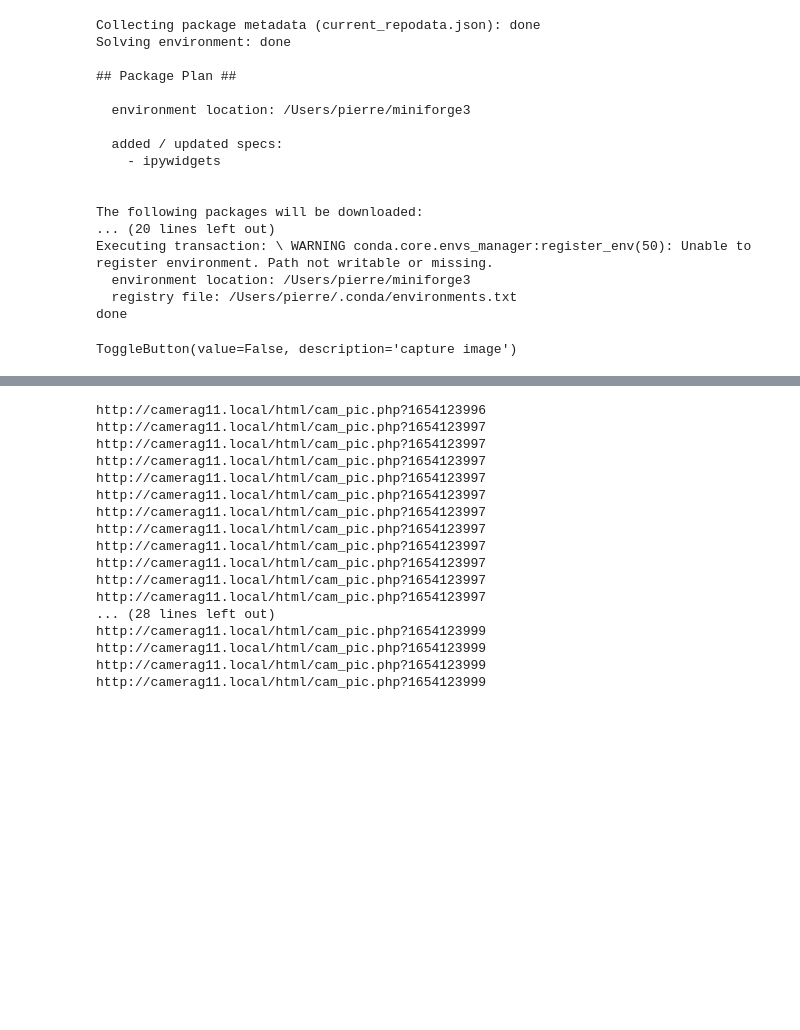
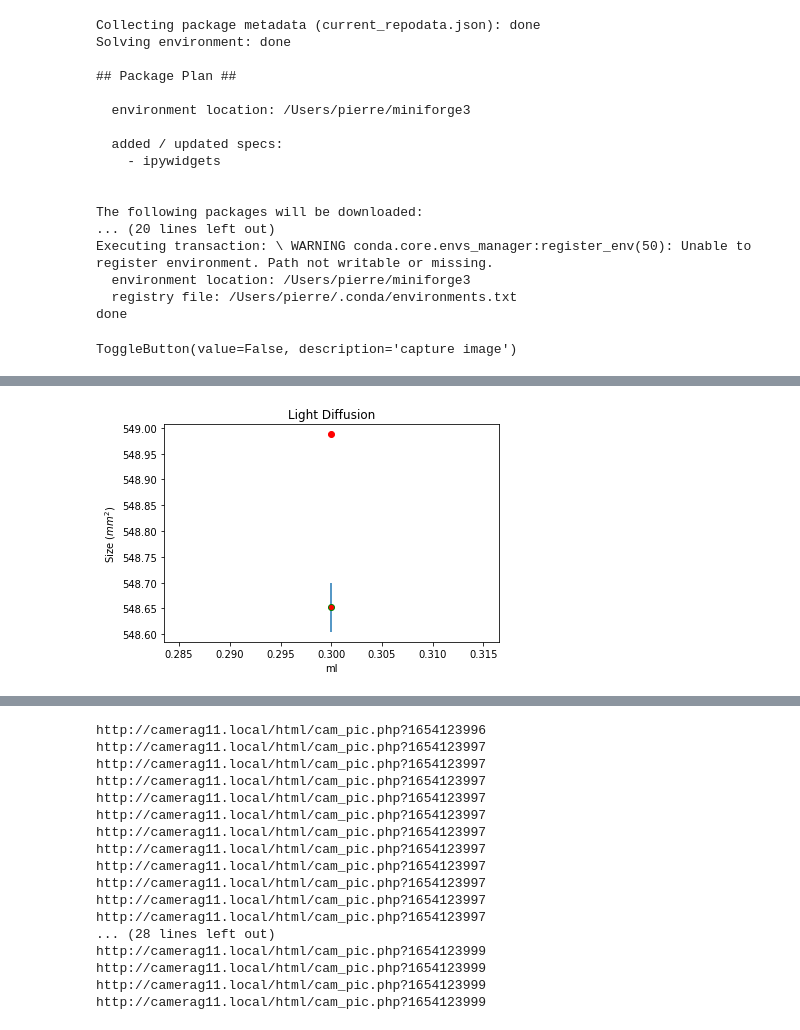
Before and after one commit to braingeneers/Blob-Measuring-with-Computer-Vision, a Jupyter notebook: Video-Stream.ipynb, the cells around one changed output, grey strips where cells are left out. Cells and saved outputs as stored; diff of their text form; code cells hidden in the pictures; blank space fills up the shorter version.

Commit message:
plotting with error bars kind of works

```diff
--- a/Video-Stream.ipynb
+++ b/Video-Stream.ipynb
@@ -89,20 +89,29 @@ pts = deque(maxlen = buffer)
 import asyncio
 import ipywidgets as widgets
 import os
+import math
 
 
+
+BUFFER_SIZE = 50
 camera_name = "camerafluidleveldetect"
 progress = widgets.FloatProgress(value=0.0, min=0.0, max=1.0)
+buffer_progress = widgets.IntProgress(value=0, min=0, max=BUFFER_SIZE)
+buffer_progress.description = "Buffer"
+capture_progress = widgets.IntProgress(value=0, min=0, max=5)
+capture_progress.description = "Captures"
 capture_dataframe = widgets.ToggleButton()
 capture_dataframe.description = "get dataframe"
 button = widgets.ToggleButton()
 button.description = "capture image"
 display(button)
+display(buffer_progress)
+display(capture_progress)
 text = widgets.Text()
 text.description = "filename"
 img_folder = widgets.Text()
 img_folder.description = "folder"
-img_folder.value = "june-15-2022"
+img_folder.value = "july-15-2022"
 plot = widgets.ToggleButton()
 plot.description = "plot size"
 
@@ -118,7 +127,6 @@ stop_button = widgets.ToggleButton()
 stop_button.description = "Stop"
 display(stop_button)
 
-
 async def f():
     i=0
     size = [[],[],[],[],[],[],[]]
@@ -129,8 +137,10 @@ async def f():
     perimeter_frame_dict = {}
     area_frame_dict = {}
     area_buffer = []
+    area_precision_buff = []
     perimeter_buffer = []
-    buffer_size = 50
+    perimeter_precision_buff = []
+    buffer_size = BUFFER_SIZE
     buffer_fill = 0
     for i in range(buffer_size):
         area_buffer.append(0)
@@ -193,22 +203,21 @@ async def f():
                 (a,b) = ellipse[1]
                 perimeter = (2 * 3.14 *
                     sqrt((a * a + b * b) /
-                               (2 * 1.0)));
+                               (2 * 1.0)))
                 perimeter_buffer.pop(0)
                 perimeter_buffer.append(perimeter)
                 buffer_fill += 1
 
             except:
                 pass
-
-
+            buffer_progress.value = min(buffer_fill, buffer_size)
             # Display measured values on frame
 
             font = cv2.FONT_HERSHEY_SIMPLEX
-            org = (50, 50)
-            fontScale = 1
-            color = (255, 255, 255)
-            thickness = 2
+            #org = (50, 50)
+            fontScale = 0.5
+            color = (0, 136, 17)
+            thickness = 1
             # Using cv2.putText() method
 #             try:
 #                 display_frame = cv2.putText(frame, str(cv2.contourArea(cnt)), (50,100), font,
@@ -224,14 +233,14 @@ async def f():
 #                         fontScale, color, thickness, cv2.LINE_AA)
 
             try:
-                display_frame = cv2.putText(frame, str(round(perimeter,2)), (50,100), font,
+                display_frame = cv2.putText(frame, "per: " + str(round(perimeter,2)), (50,50), font,
                                     fontScale, color, thickness, cv2.LINE_AA)
-                display_frame = cv2.putText(display_frame, str(round(mean(perimeter_buffer),2)), org, font,
+                display_frame = cv2.putText(display_frame, "mean: " + str(round(mean(perimeter_buffer),2)), (50,75), font,
                                     fontScale, color, thickness, cv2.LINE_AA)
-                display_frame = cv2.putText(display_frame, str(round(stdev(perimeter_buffer),2)), (300,50), font,
+                display_frame = cv2.putText(display_frame, "stdev: "+str(round(stdev(perimeter_buffer),2)), (300,50), font,
                         fontScale, color, thickness, cv2.LINE_AA)
-                # display_frame = cv2.putText(display_frame, str(round(variance(perimeter_buffer),2)), (300,100), font,
-                #         fontScale, color, thickness, cv2.LINE_AA)
+                display_frame = cv2.putText(display_frame, "var: "+ str(round(variance(perimeter_buffer),2)), (300,75), font,
+                        fontScale, color, thickness, cv2.LINE_AA)
             except:
                 display_frame = cv2.putText(frame, "boof", (50,100), font,
                         fontScale, color, thickness, cv2.LINE_AA)
@@ -253,20 +262,31 @@ async def f():
             if button.value == True:
                 #i = 0
                 if(stdev(perimeter_buffer) < 1 and buffer_fill >= buffer_size):
-                    button.value = False
-                    #text.value = text_input.value
-                    cv2.imwrite(image_dir+img_folder.value + "/" + text.value+".jpg",frame)
-                    size[0].append(int(text.value)/10)
-                    size[1].append(perimeter)
-                    size[2].append(mean(perimeter_buffer))
-                    size[3].append(stdev(perimeter_buffer))
-                    size[4].append(cv2.contourArea(cnt))
-                    size[5].append(mean(area_buffer))
-                    size[6].append(stdev(area_buffer))
-                    text.value = str(int(text.value)+2).zfill(2)
+
+
+                    perimeter_precision_buff.append(mean(perimeter_buffer))
+                    area_precision_buff.append(mean(area_buffer))
 
                     #reset buffer (effectively)
                     buffer_fill = 0
+                    capture_progress.value += 1
+                    if capture_progress.value >= 5:
+                        text.value = str(int(text.value)+2).zfill(2)
+                        button.value = False
+                        capture_progress.value = 0
+
+                        cv2.imwrite(image_dir+img_folder.value + "/" + text.value+".jpg",frame)
+                        size[0].append(int(text.value)/10)
+                        size[1].append(perimeter)
+                        # size[2].append(mean(perimeter_buffer))
+                        # size[3].append(stdev(perimeter_buffer))
+                        size[2].append(mean(perimeter_precision_buff))
+                        size[3].append(stdev(perimeter_precision_buff))
+                        size[4].append(cv2.contourArea(cnt))
+                        # size[5].append(mean(area_buffer))
+                        # size[6].append(stdev(area_buffer))
+                        size[5].append(mean(area_precision_buff))
+                        size[6].append(stdev(area_precision_buff))
                 # capture_dataframe.value = True
             await asyncio.sleep(0.001)
 
@@ -294,17 +314,20 @@ async def f():
                 plot.value = False
                 dict = {"volume" : size[0] , "perimeter" : size[1], "perimeter_mean" : size[2],"perimeter_stdev":size[3], "contour_area" : size[4], "contour_area_average":size[5], "contour_area_stdev":size[6]}
                 df = pd.DataFrame(dict)
-
                 # saving the dataframe
                 df.to_csv(image_dir+img_folder.value+"/"+'boof4.csv')
+                plt.errorbar(size[0], size[2], yerr=size[3],fmt="o", mfc='red',
+                        mec='green')#, ms=20, mew=4)
+                plt.title("Light Diffusion Average")
+                plt.show
                 try:
                     plt.plot(size[0],size[1], 'ro')
-                    x= size[0];
-                    y=size[1];
+                    x= size[0]
+                    y=size[1]
                     z = np.polyfit(x, y, 3)
                     p = np.poly1d(z)
                     plt.plot(x,p(x),'k--',linewidth=2)
-                    color = 0.8;
+                    color = 0.8
                     plt.ylabel('Size ($mm^2$)')
                     plt.xlabel('ml')
                     plt.title("Light Diffusion")
@@ -323,11 +346,13 @@ async def f():
                     plt.show()
                     #print( "y=%.6fx+(%.6f)"%(z[0],z[1]))
 
+
                 except:
                     pass
 
             if stop_button.value == True:
                 cv2.destroyAllWindows()
+                cv2.waitKey(1)
                 return
 
 asyncio.create_task(f());
@@ -348,0 +377 @@ ToggleButton(value=False, description='Stop')
+[figure, added]
```
Also changed, not shown: parts of 2 cells of this notebook.
